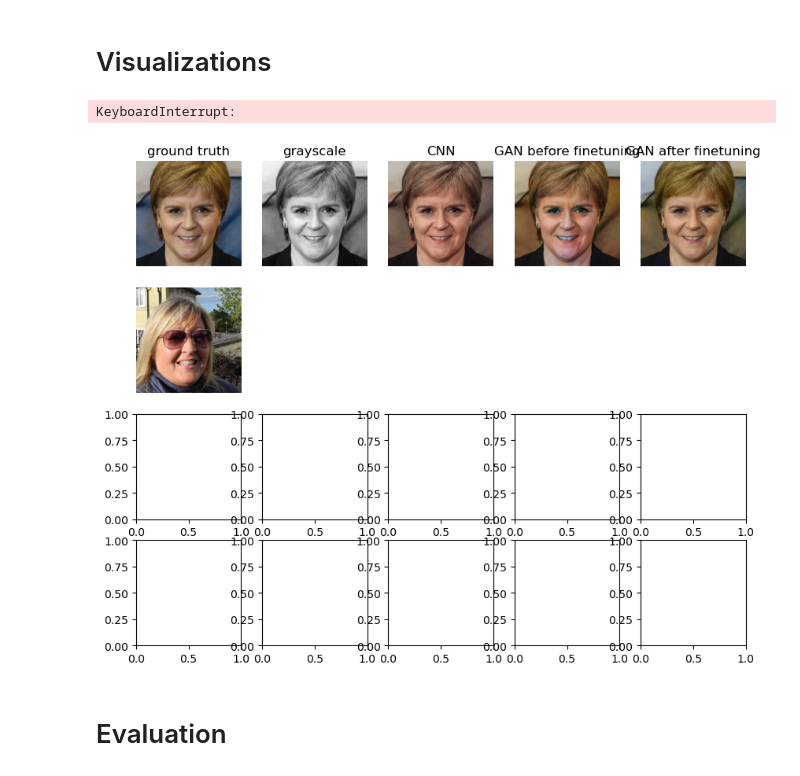
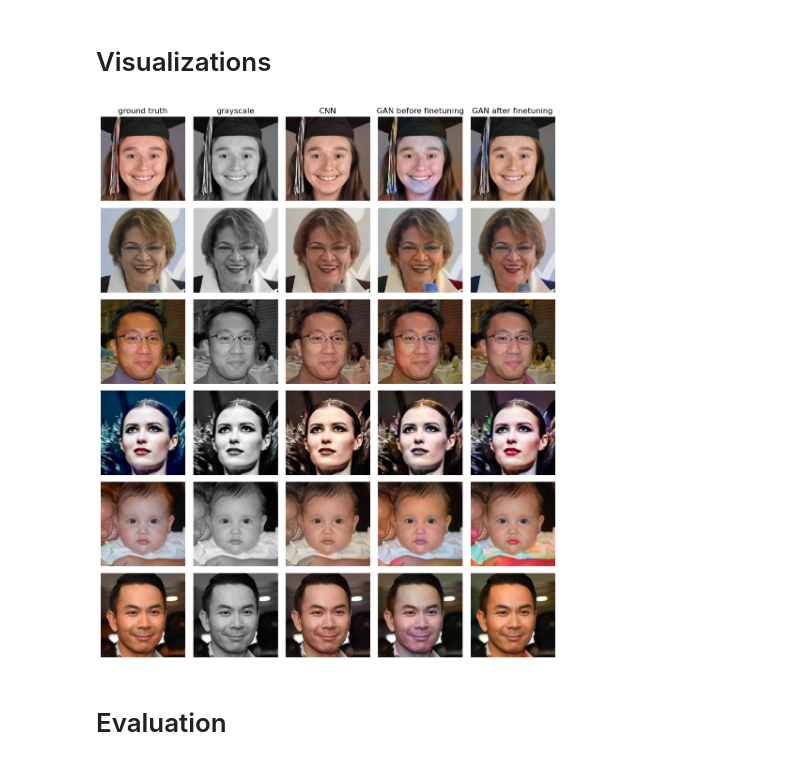
Before and after one commit to sengercoding/CVfinal, a Jupyter notebook: demo.ipynb, the cells around one changed output. Saved outputs shown, nothing was run; the diff lists cells and outputs as text; code cells hidden in the pictures.

```diff
--- a/demo.ipynb
+++ b/demo.ipynb
@@ -56,10 +59,9 @@ model initialized with norm initialization
 # %% [markdown]
 # Visualizations
 # %%
-visualize(cnn,gan1,gan2,"data/faces_val", seed = 10)
+visualize(cnn,gan1,gan2,"data/faces_val", seed = 1, num_images = 6, save = True)
 # %% [output]
-KeyboardInterrupt:
-[figure, old version]
+[figure, new version]
 # %% [markdown]
 # Evaluation
 # %%
```
Also changed, not shown: parts of 4 cells of this notebook, 1 other file.
